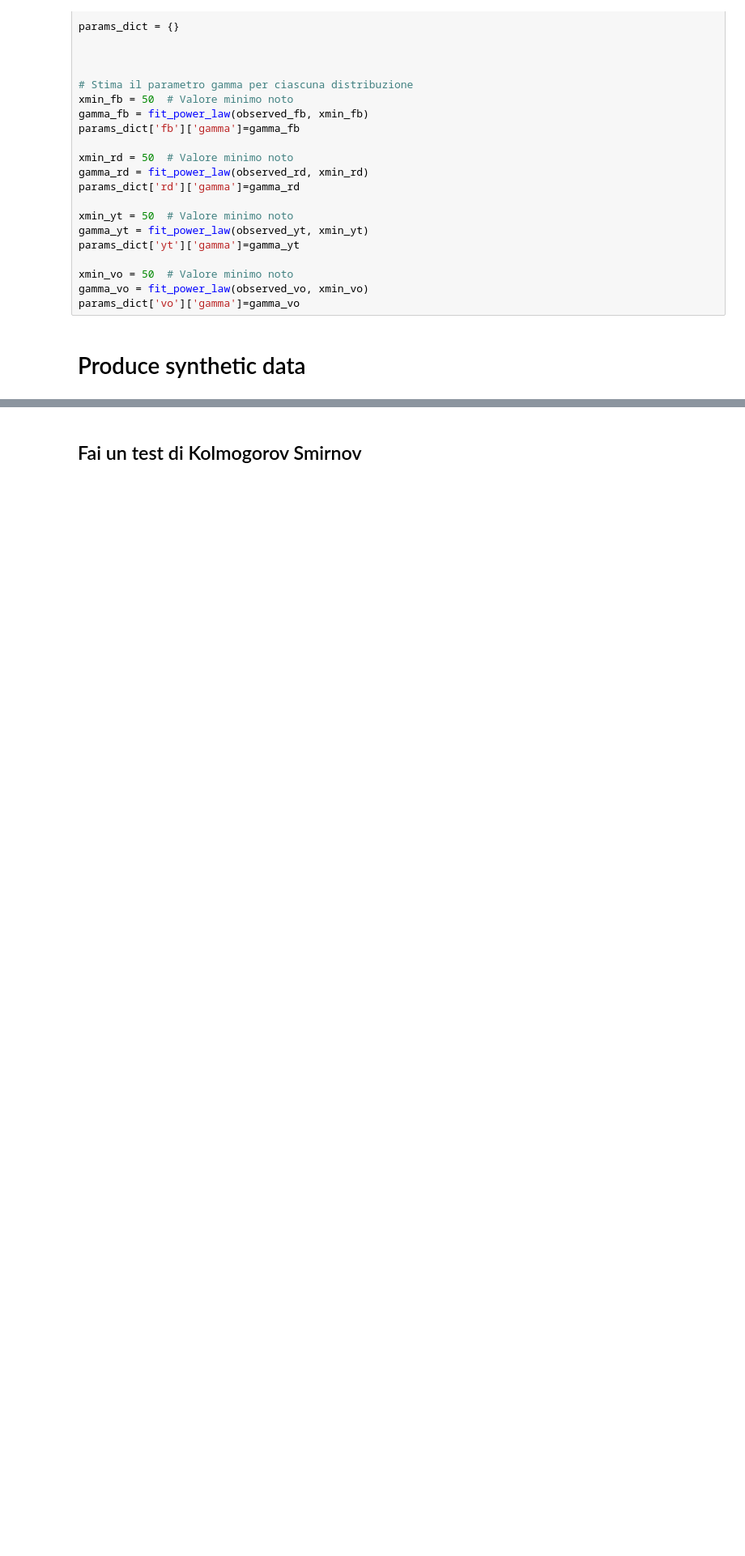
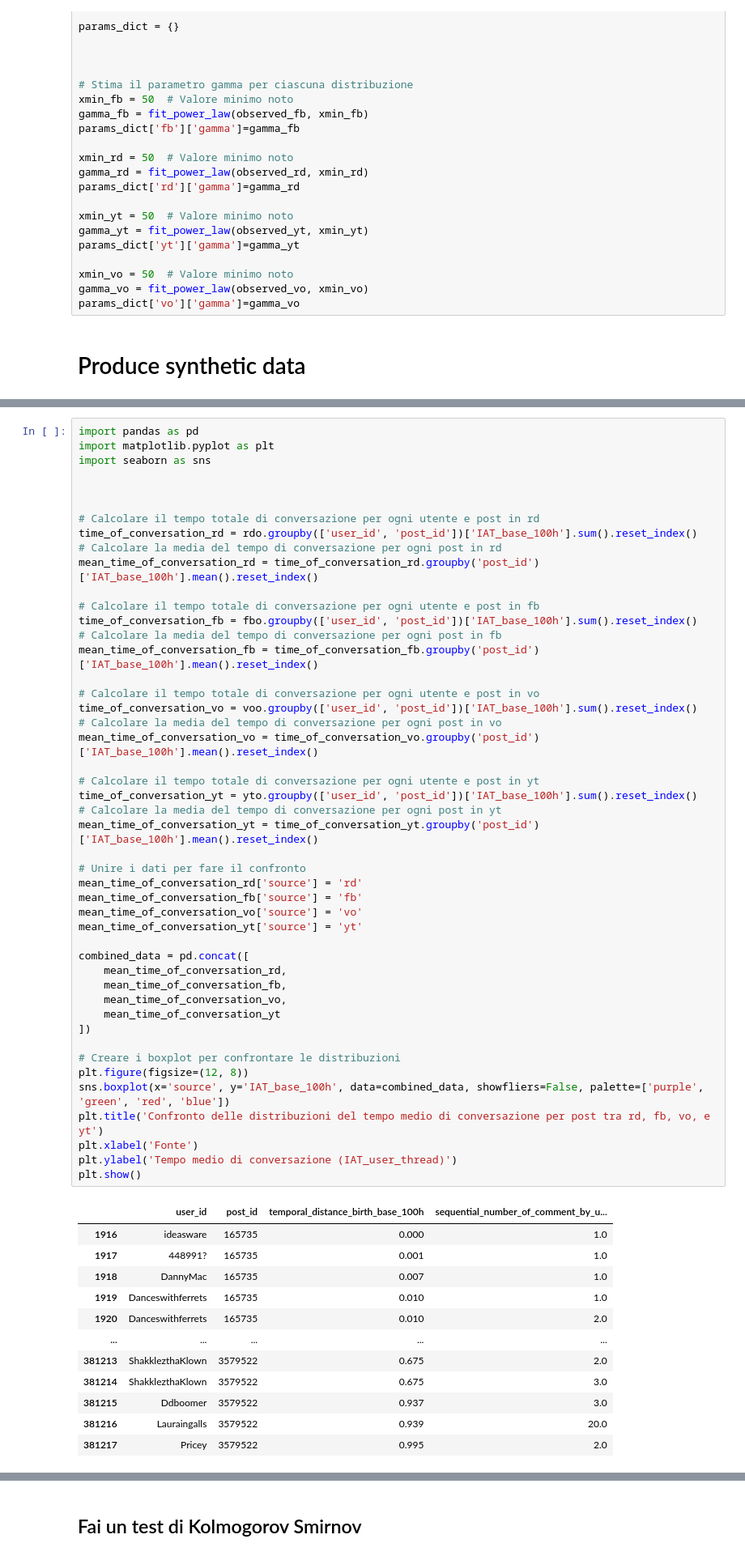
Before and after one commit to jacoponudo/Conversation_dynamics, a Jupyter notebook: src/SYN/search_parameters_measure_the_conversation.ipynb, the cells around one changed output, grey strips where cells are left out. Shown at 81% size. Cells and saved outputs as stored; diff of their text form; blank space fills up the shorter version.

```diff
--- a/src/SYN/search_parameters_measure_the_conversation.ipynb
+++ b/src/SYN/search_parameters_measure_the_conversation.ipynb
@@ -1595,0 +1707,60 @@ params_dict['vo']['gamma']=gamma_vo
+# %%
+import pandas as pd
+import matplotlib.pyplot as plt
+import seaborn as sns
+
+
+
+# Calcolare il tempo totale di conversazione per ogni utente e post in rd
+time_of_conversation_rd = rdo.groupby(['user_id', 'post_id'])['IAT_base_100h'].sum().reset_index()
+# Calcolare la media del tempo di conversazione per ogni post in rd
+mean_time_of_conversation_rd = time_of_conversation_rd.groupby('post_id')['IAT_base_100h'].mean().reset_index()
+
+# Calcolare il tempo totale di conversazione per ogni utente e post in fb
+time_of_conversation_fb = fbo.groupby(['user_id', 'post_id'])['IAT_base_100h'].sum().reset_index()
+# Calcolare la media del tempo di conversazione per ogni post in fb
+mean_time_of_conversation_fb = time_of_conversation_fb.groupby('post_id')['IAT_base_100h'].mean().reset_index()
+
+# Calcolare il tempo totale di conversazione per ogni utente e post in vo
+time_of_conversation_vo = voo.groupby(['user_id', 'post_id'])['IAT_base_100h'].sum().reset_index()
+# Calcolare la media del tempo di conversazione per ogni post in vo
+mean_time_of_conversation_vo = time_of_conversation_vo.groupby('post_id')['IAT_base_100h'].mean().reset_index()
+
+# Calcolare il tempo totale di conversazione per ogni utente e post in yt
+time_of_conversation_yt = yto.groupby(['user_id', 'post_id'])['IAT_base_100h'].sum().reset_index()
+# Calcolare la media del tempo di conversazione per ogni post in yt
+mean_time_of_conversation_yt = time_of_conversation_yt.groupby('post_id')['IAT_base_100h'].mean().reset_index()
+
+# Unire i dati per fare il confronto
+mean_time_of_conversation_rd['source'] = 'rd'
+mean_time_of_conversation_fb['source'] = 'fb'
+mean_time_of_conversation_vo['source'] = 'vo'
+mean_time_of_conversation_yt['source'] = 'yt'
+
+combined_data = pd.concat([
+    mean_time_of_conversation_rd,
+    mean_time_of_conversation_fb,
+    mean_time_of_conversation_vo,
+    mean_time_of_conversation_yt
+])
+
+# Creare i boxplot per confrontare le distribuzioni
+plt.figure(figsize=(12, 8))
+sns.boxplot(x='source', y='IAT_base_100h', data=combined_data, showfliers=False, palette=['purple', 'green', 'red', 'blue'])
+plt.title('Confronto delle distribuzioni del tempo medio di conversazione per post tra rd, fb, vo, e yt')
+plt.xlabel('Fonte')
+plt.ylabel('Tempo medio di conversazione (IAT_user_thread)')
+plt.show()
+# %% [output]
+|  | user_id | post_id | temporal_distance_birth_base_100h | sequential_number_of_comment_by_u... |
+| 1916 | ideasware | 165735 | 0.000 | 1.0 |
+| 1917 | 448991? | 165735 | 0.001 | 1.0 |
+| 1918 | DannyMac | 165735 | 0.007 | 1.0 |
+| 1919 | Danceswithferrets | 165735 | 0.010 | 1.0 |
+| 1920 | Danceswithferrets | 165735 | 0.010 | 2.0 |
+| ... | ... | ... | ... | ... |
+| 381213 | ShakklezthaKlown | 3579522 | 0.675 | 2.0 |
+| 381214 | ShakklezthaKlown | 3579522 | 0.675 | 3.0 |
+| 381215 | Ddboomer | 3579522 | 0.937 | 3.0 |
+| 381216 | Lauraingalls | 3579522 | 0.939 | 20.0 |
+| 381217 | Pricey | 3579522 | 0.995 | 2.0 |
```
Also changed, not shown: parts of 8 cells of this notebook.
